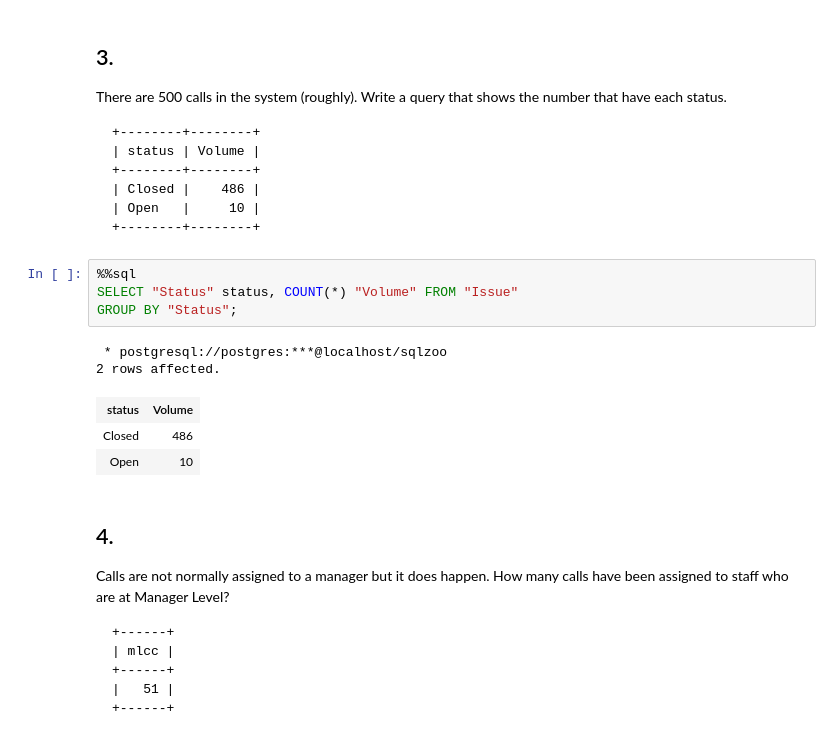
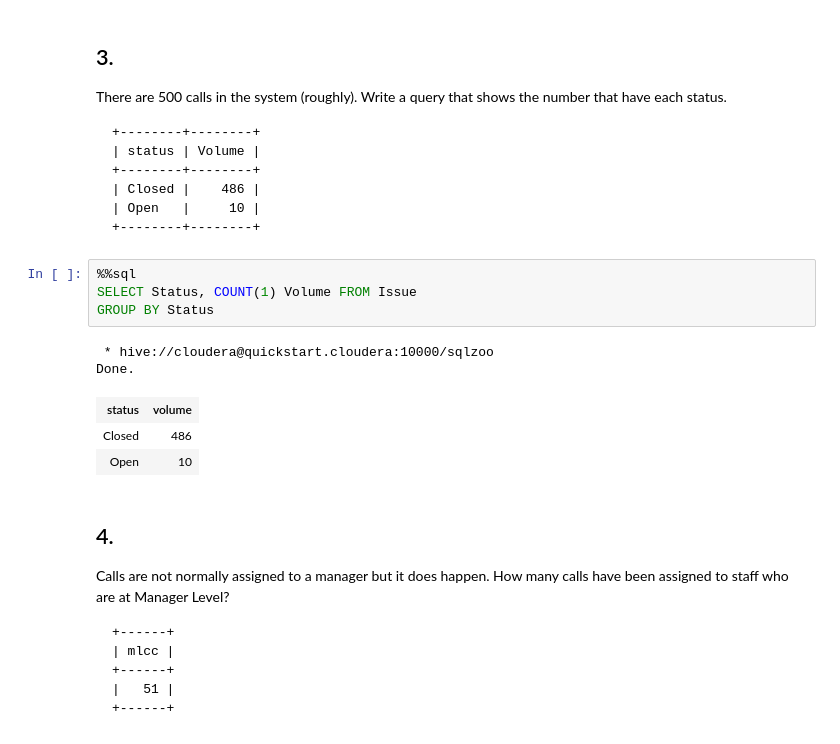
Before and after one commit to madlogos/sqlzoo, a Jupyter notebook: Hive/12-1 Helpdesk - Easy.ipynb, the cells around one changed output. Cells and saved outputs as stored; diff of their text form.

````diff
--- a/Hive/12-1 Helpdesk - Easy.ipynb
+++ b/Hive/12-1 Helpdesk - Easy.ipynb
@@ -77,12 +75,12 @@ There are 500 calls in the system (roughly). Write a query that shows the number
 ```
 # %%
 %%sql
-SELECT "Status" status, COUNT(*) "Volume" FROM "Issue"
-GROUP BY "Status";
+SELECT Status, COUNT(1) Volume FROM Issue
+GROUP BY Status
 # %% [output]
- * postgresql://postgres:***@localhost/sqlzoo
-2 rows affected.
+ * hive://cloudera@quickstart.cloudera:10000/sqlzoo
+Done.
-| status | Volume |
+| status | volume |
 | Closed | 486 |
 | Open | 10 |
 # %% [markdown]
````
Also changed, not shown: parts of 5 cells of this notebook, 19 other files.
